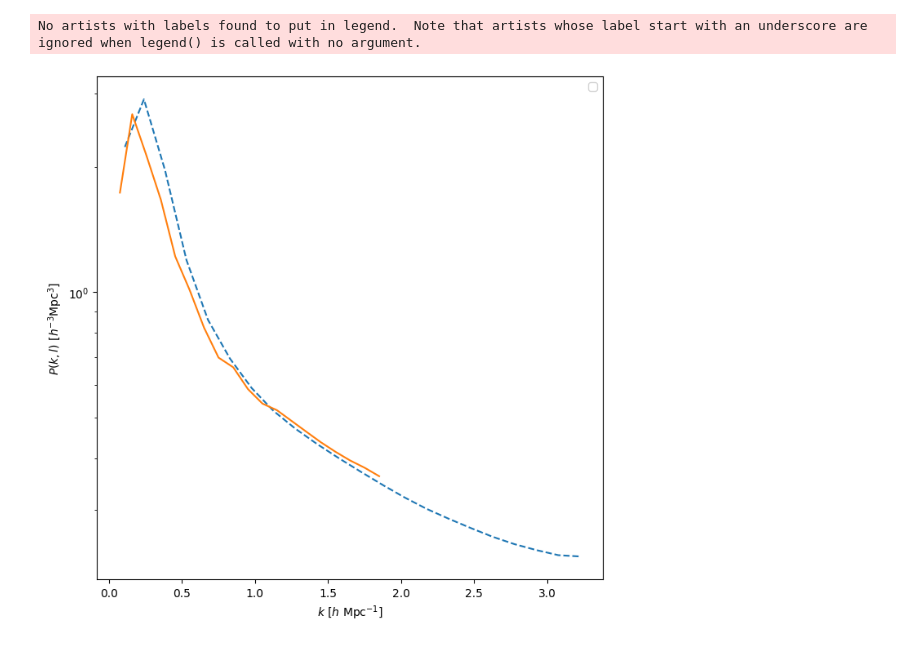
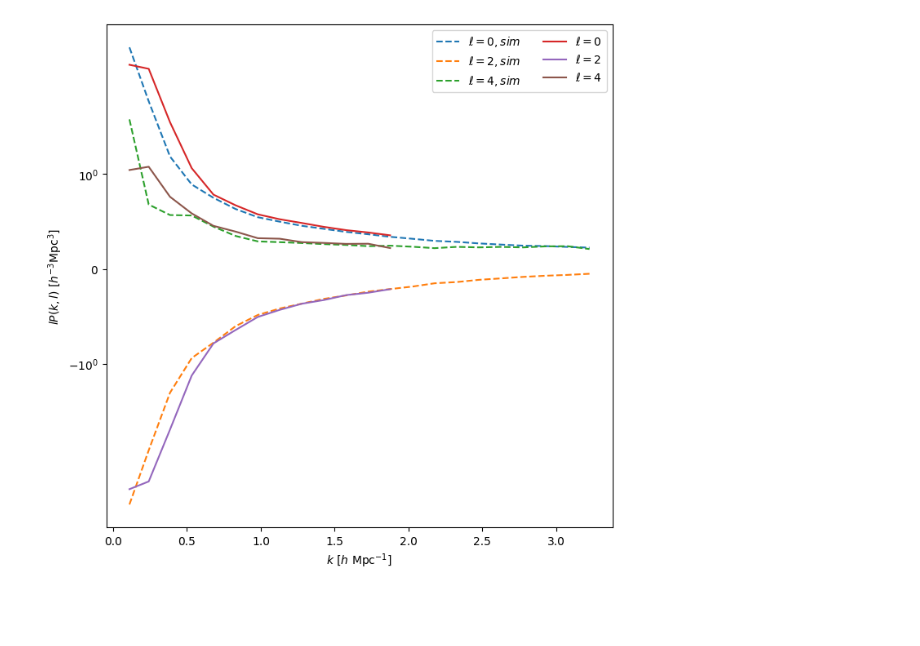
Before and after one commit to guoqigithub/MAPLE-test, a Jupyter notebook: test_power.ipynb, the cells around one changed output. Drawn from its saved outputs; the diff is of its cells as text; code cells hidden in the pictures; blank space fills up the shorter version.

```diff
--- a/test_power.ipynb
+++ b/test_power.ipynb
@@ -2,8 +2,10 @@
 import numpy as np
 import nbodykit
 # %%
-# flux_red= np.load("flux_red.npy")
+lin_modes_sim = np.load("./tau_mesh_red_CRO512.npy")
+flux_sim = np.exp(-lin_modes_sim)
+delta_flux_sim = flux_sim/np.mean(flux_sim)-1
 
-flux_ex = np.load("example_gen_field.npy")
+delta_flux_ex = np.load("example_gen_field.npy")
 # %%
 # %pylab inline
@@ -21,5 +25,5 @@ plt.show()
 # %%
 from nbodykit.lab import UniformCatalog, FFTPower
 #calculate fluxes, do things in flux space
-# pm_red = nbodykit.source.mesh.array.ArrayMesh(flux_red, 320)
-pm_ex = nbodykit.source.mesh.array.ArrayMesh(flux_ex, 150)
+pm_red = nbodykit.source.mesh.array.ArrayMesh(delta_flux_sim, 150)
+pm_ex = nbodykit.source.mesh.array.ArrayMesh(delta_flux_ex, 150)
@@ -45,34 +34,33 @@ array([0.11023294, 0.24079579, 0.38496141, 0.53187304, 0.67934203,
 # %%
-# r_red_2d = FFTPower(pm_red, mode='2d', dk=0.1, kmin=0.0001, Nmu=4, los=[0,0,1])
-# Pkmu_red = r_red_2d.power
+r_red_2d = FFTPower(pm_red, mode='2d', dk=0.15, kmin=0.0001, Nmu=5, los=[0,0,1], poles=[0,2,4])
+poles_red = r_red_2d.poles
 
-r_ex_2d = FFTPower(pm_ex, mode='2d', dk=0.1, kmin=0.0001, Nmu=5, los=[0,0,1], poles=[0,2,4])
-poles = r_ex_2d.poles
+r_ex_2d = FFTPower(pm_ex, mode='2d', dk=0.15, kmin=0.0001, Nmu=5, los=[0,0,1], poles=[0,2,4])
+poles_ex = r_ex_2d.poles
 plt.figure(figsize=(8,8))
 
 # plot each mu bin
 lines = ["r","g","b","k","y"]
-# for i in range(Pkmu_red.shape[1]):
-#     Pk = Pkmu_red[:,i] # select the ith mu bin
-#     label = r'$\mu$=%.1f' % (Pkmu_red.coords['mu'][i])
-#     plt.loglog(Pk['k'], Pk['power'].real,lines[i], label=label)
-plt.plot(k_l0, k_l0 * Pk_l0, linestyle='dashed')
-# plt.plot(k_l2, -k_l2 * Pk_l2, linestyle='dashed')
+for ell in [0,2,4]:
+    label = r'$\ell=%d,sim$' % (ell)
+    P = poles_red['power_%d' %ell].real
+    # if ell == 0: P = P - poles.attrs['shotnoise']
+    plt.plot(poles_red['k'], poles_red['k'] * P, label=label,linestyle='dashed')
 
 # format the axes
-plt.legend(loc=0, ncol=2)
 plt.xlabel(r"$k$ [$h \ \mathrm{Mpc}^{-1}$]")
-plt.ylabel(r"$P(k, l)$ [$h^{-3}\mathrm{Mpc}^3$]")
+plt.ylabel(r"$lP(k, l)$ [$h^{-3}\mathrm{Mpc}^3$]")
 
 #plot realspace as little dots on top
-for ell in [0]:
+for ell in [0,2,4]:
     label = r'$\ell=%d$' % (ell)
-    P = poles['power_%d' %ell].real
+    P = poles_ex['power_%d' %ell].real
     # if ell == 0: P = P - poles.attrs['shotnoise']
-    plt.plot(poles['k'], poles['k'] * P, label=label)
+    plt.plot(poles_ex['k'], poles_ex['k'] * P, label=label)
 
-plt.yscale("log")
+plt.legend(loc=0, ncol=2)
+
+plt.yscale("symlog")
 # %% [output]
-No artists with labels found to put in legend.  Note that artists whose label start with an underscore are ignored when legend() is called with no argument.
-[figure, old version]
+[figure, new version]
 # %%
```
Also changed, not shown: parts of 9 cells of this notebook.
